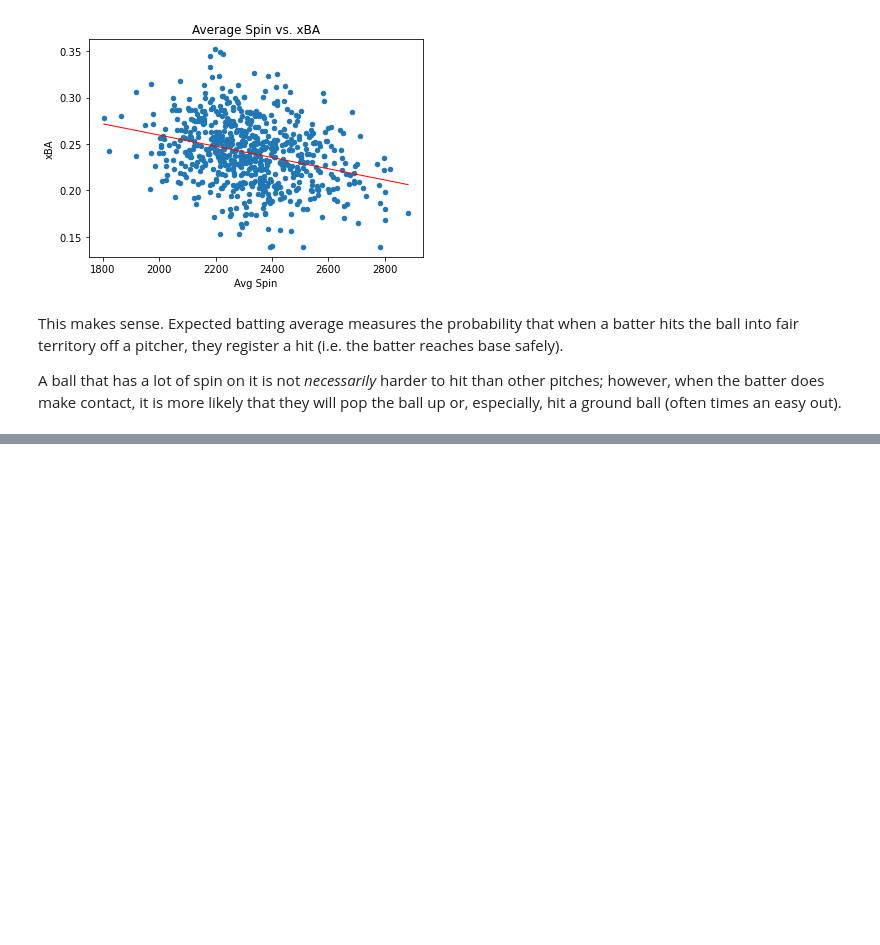
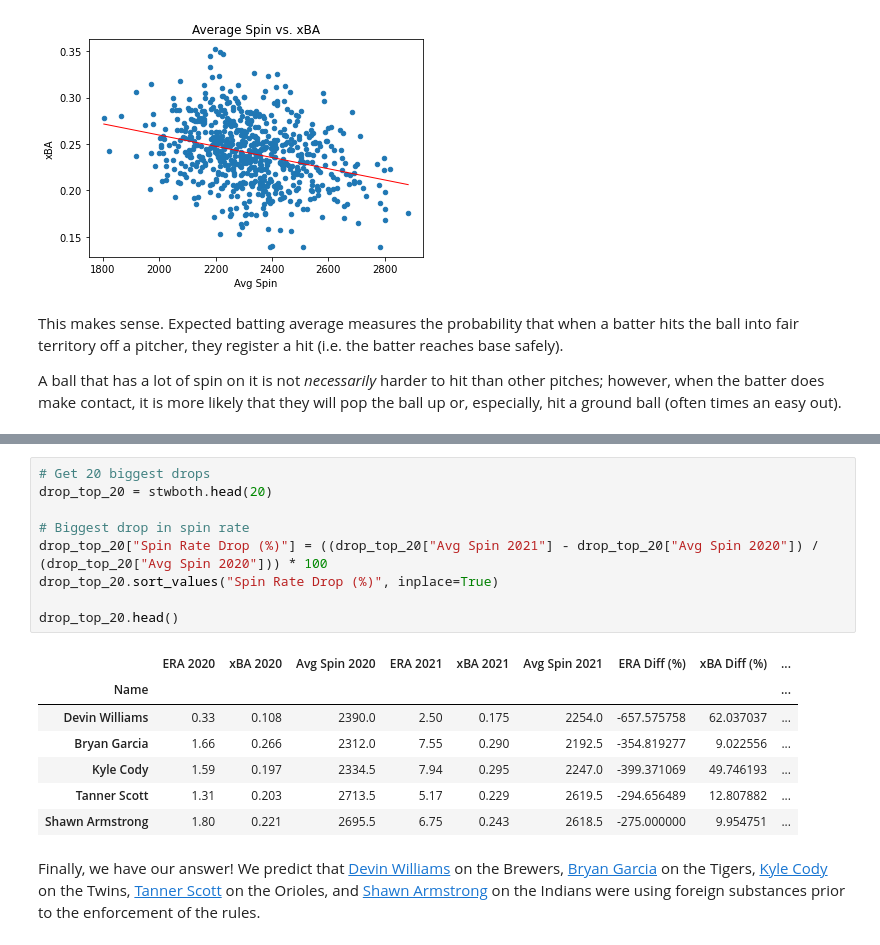
Before and after one commit to Jesparza17/Jesparza17, a Jupyter notebook: Project Notebook.ipynb, the cells around one changed output, grey strips where cells are left out. Drawn from its saved outputs; the diff is of its cells as text; blank space fills up the shorter version.

```diff
--- a/Project Notebook.ipynb
+++ b/Project Notebook.ipynb
@@ -354,0 +379,19 @@ Want to get pitchers who had biggest drop in avg(ERA change and xBA change) -- t
+# %%
+# Get 20 biggest drops
+drop_top_20 = stwboth.head(20)
+
+# Biggest drop in spin rate
+drop_top_20["Spin Rate Drop (%)"] = ((drop_top_20["Avg Spin 2021"] - drop_top_20["Avg Spin 2020"]) / (drop_top_20["Avg Spin 2020"])) * 100
+drop_top_20.sort_values("Spin Rate Drop (%)", inplace=True)
+
+drop_top_20.head()
+# %% [output]
+|  | ERA 2020 | xBA 2020 | Avg Spin 2020 | ERA 2021 | xBA 2021 | Avg Spin 2021 | ERA Diff (%) | xBA Diff (%) | ... |
+| Name |  |  |  |  |  |  |  |  | ... |
+| Devin Williams | 0.33 | 0.108 | 2390.0 | 2.50 | 0.175 | 2254.0 | -657.575758 | 62.037037 | ... |
+| Bryan Garcia | 1.66 | 0.266 | 2312.0 | 7.55 | 0.290 | 2192.5 | -354.819277 | 9.022556 | ... |
+| Kyle Cody | 1.59 | 0.197 | 2334.5 | 7.94 | 0.295 | 2247.0 | -399.371069 | 49.746193 | ... |
+| Tanner Scott | 1.31 | 0.203 | 2713.5 | 5.17 | 0.229 | 2619.5 | -294.656489 | 12.807882 | ... |
+| Shawn Armstrong | 1.80 | 0.221 | 2695.5 | 6.75 | 0.243 | 2618.5 | -275.000000 | 9.954751 | ... |
+# %% [markdown]
+Finally, we have our answer! We predict that [Devin Williams](https://baseballsavant.mlb.com/savant-player/devin-williams-642207?stats=statcast-r-pitching-mlb "Devin Williams") on the Brewers, [Bryan Garcia](https://baseballsavant.mlb.com/savant-player/bryan-garcia-650530?stats=statcast-r-pitching-mlb "Bryan Garcia") on the Tigers, [Kyle Cody](https://baseballsavant.mlb.com/savant-player/kyle-cody-621129?stats=statcast-r-pitching-mlb "Kyle Cody") on the Twins, [Tanner Scott](https://baseballsavant.mlb.com/savant-player/tanner-scott-656945?stats=statcast-r-pitching-mlb "Tanner Scott") on the Orioles, and [Shawn Armstrong]("https://baseballsavant.mlb.com/savant-player/shawn-armstrong-542888 "Shawn Armstrong") on the Indians were using foreign substances prior to the enforcement of the rules.
```
Also changed, not shown: parts of 3 cells of this notebook.
